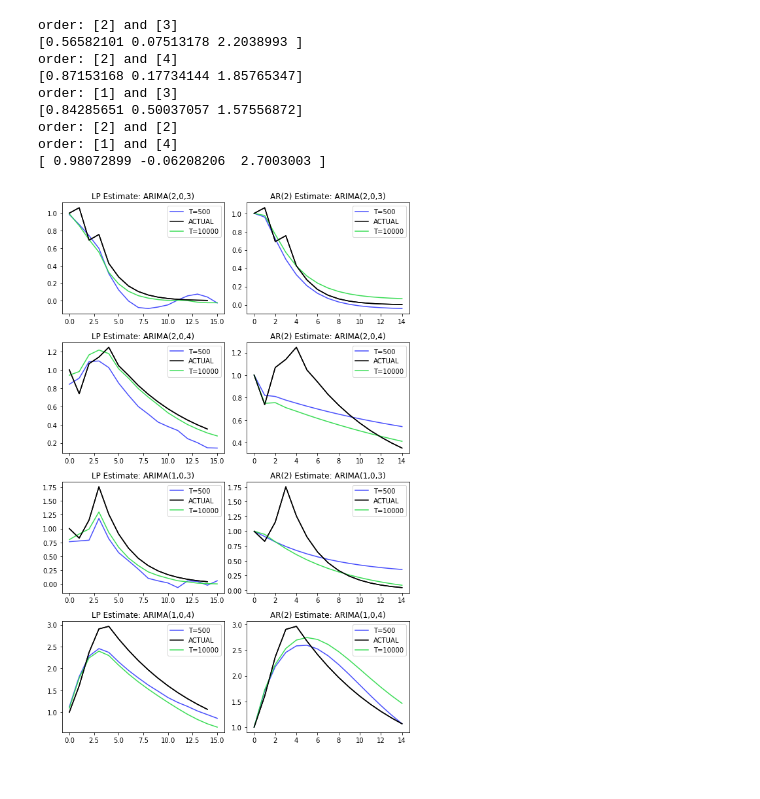
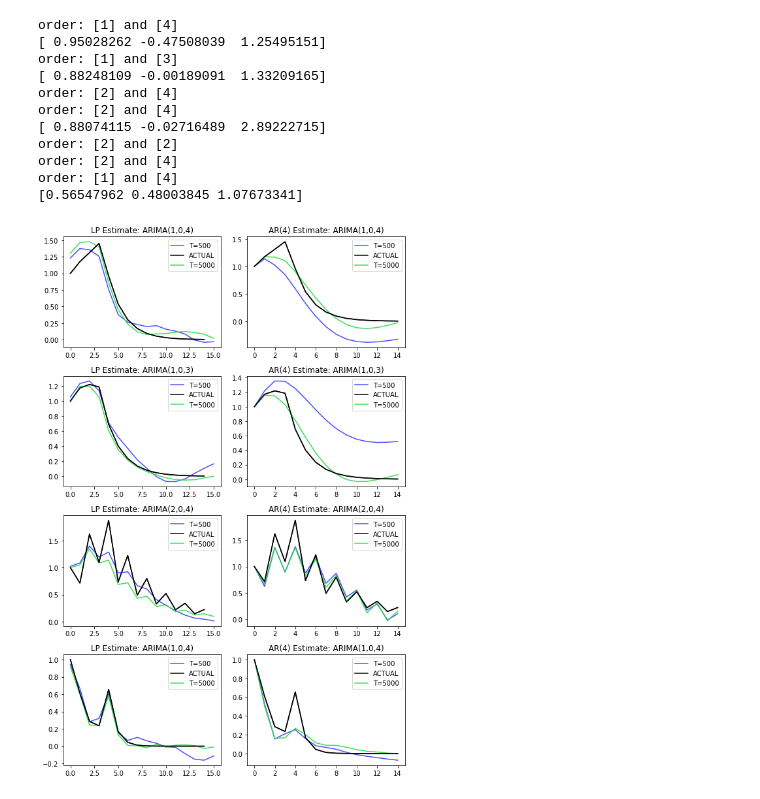
Before and after one commit to willcrossb/local_projection, a Jupyter notebook: code/simulatedDGP.ipynb, the cells around one changed output. Drawn from its saved outputs; the diff is of its cells as text; code cells hidden in the pictures.

```diff
--- a/code/simulatedDGP.ipynb
+++ b/code/simulatedDGP.ipynb
@@ -7,28 +18,18 @@ import statsmodels.api as sm
 from lppy import locproj
 # %%
-from statsmodels.tsa.ar_model import AutoReg
-import numpy as np
+#Display subplots for each fitted model
+fig, axs = plt.subplots(4,2, figsize = (8, 12))
 
-#Goals for the unknown parameters
-#take lists of vector length, 1 and 0 etc
-#with vector length in hand, its time to generate the DGP
-#After this point you can simulate the data and then you need something to compare it to
-#shows the estimate for different numbers of samples
+#Plot index variable
+i = 0
 
-from statsmodels.tsa.ar_model import *
-import seaborn as sns
-#sns.set()
-fig, axs = plt.subplots(4,2)
-plt.rcParams['figure.figsize'] = [8, 12]
-plt.tight_layout
-
-i = 0
-AR_lag_l = 2
+#AR Lag order
+AR_lag_l = 4
 
 while i < 4:
     try:
 
-
+        #Generate vectors for the ARMA process parameters
         rng = np.random.default_rng()
         p = rng.integers(low=1, high=3, size=1)
         q = rng.integers(low=2, high=5, size=1)
@@ -44,64 +45,62 @@ while i < 4:
         if arma_process.isstationary ==False:
                 continue
 
-        y = arma_process.generate_sample(10000)
+        #Generate ARMA Sample
+        y = arma_process.generate_sample(100000)
         model = sm.tsa.ARIMA(y,exog=None, order= (p, 0, q), trend='n').fit()
         print(model.params)
-        #model = sm.tsa.ARIMA(y,exog=None, order= (p, 0, q), trend='n').fit(start_params=param_vec)
-        #Need to find the structural shock
+        #Compute the structural shock
         residual = y - model.fittedvalues
 
+        #Vector of sample size and color, loop over this for each plot
+        ss_vec = {500:"#353cfc", 5000:"#27d945"}
 
-        ss_vec = {500:"#353cfc", 10000:"#27d945"}
-
-        color_idx =0
         for ss in ss_vec:
 
+            armodel = AutoReg(y[0:ss],lags=AR_lag_l).fit()
 
-            armodel = AutoReg(y[0:ss],lags=AR_lag_l).fit()
-            #print(armodel.params)
             ar_fcast = np.zeros(15)
             last_vals = np.zeros(AR_lag_l)
             last_vals[0] = 1
             ar_fcast[0] =1
             for tstep in range(1,15):
                 resp = sum(armodel.params * [1, *last_vals])
                 ar_fcast[tstep] = resp
                 last_vals[1:AR_lag_l] = last_vals[0:(AR_lag_l-1)]
                 last_vals[0] = resp
 
 
             #ar_fcast = armodel.predict(ss,ss+15)
 
             irf = locproj(residual[0:ss],y[0:ss],0,15,99)
 
             #Define plots here
             axs[i,0].plot(irf.resp,color = ss_vec[ss] ,alpha = .9,label = f"T={ss}")
             axs[i,0].legend()
             axs[i,0].set_title(f"LP Estimate: ARIMA({p[0]},0,{q[0]})")
             axs[i,0].plot(arma_process.impulse_response(15),color='black',label='ACTUAL')
 
             axs[i,1].plot(ar_fcast,color = ss_vec[ss],alpha = .9,label = f"T={ss}")
             axs[i,1].legend()
             axs[i,1].set_title(f"AR({AR_lag_l}) Estimate: ARIMA({p[0]},0,{q[0]})")
             axs[i,1].plot(arma_process.impulse_response(15),color='black',label='ACTUAL')
 
-            color_idx += 1
-
-
-        # axs[i,0].legend(loc='upper center')
-        # axs[i,1].legend(loc='upper center')
         i +=1
     except:
         print("failed this loop")
+
+
+plt.tight_layout()
 # %% [output]
-order: [2] and [3]
-[0.56582101 0.07513178 2.2038993 ]
+order: [1] and [4]
+[ 0.95028262 -0.47508039  1.25495151]
+order: [1] and [3]
+[ 0.88248109 -0.00189091  1.33209165]
 order: [2] and [4]
-[0.87153168 0.17734144 1.85765347]
-order: [1] and [3]
-[0.84285651 0.50037057 1.57556872]
+order: [2] and [4]
+[ 0.88074115 -0.02716489  2.89222715]
 order: [2] and [2]
+order: [2] and [4]
 order: [1] and [4]
-[ 0.98072899 -0.06208206  2.7003003 ]
+[0.56547962 0.48003845 1.07673341]
-[figure, old version]
+[figure, new version]
```
Also changed, not shown: parts of 2 cells of this notebook, 4 other files.
